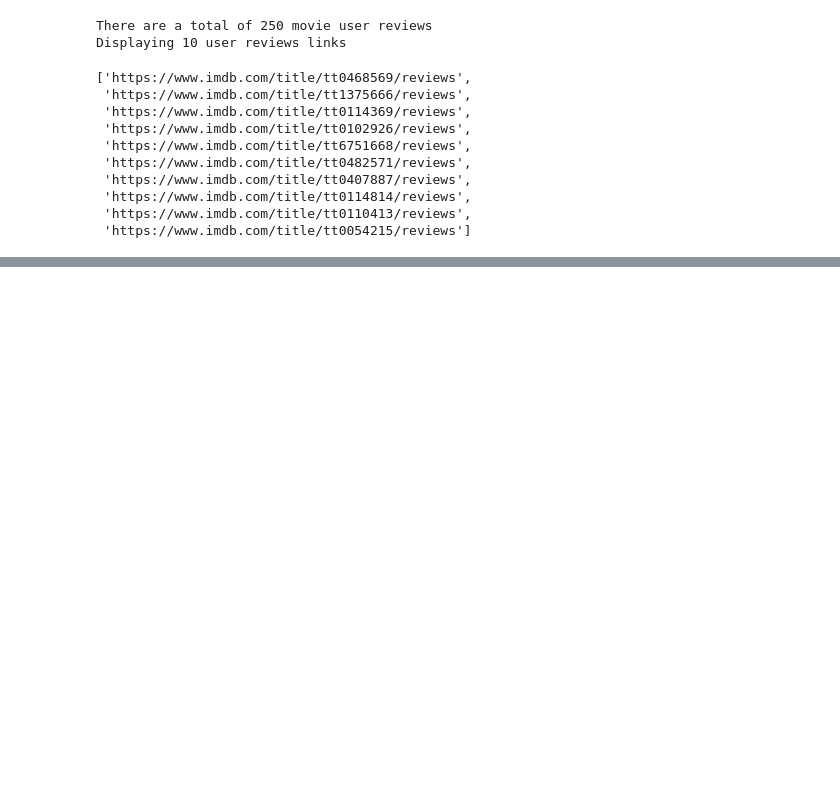
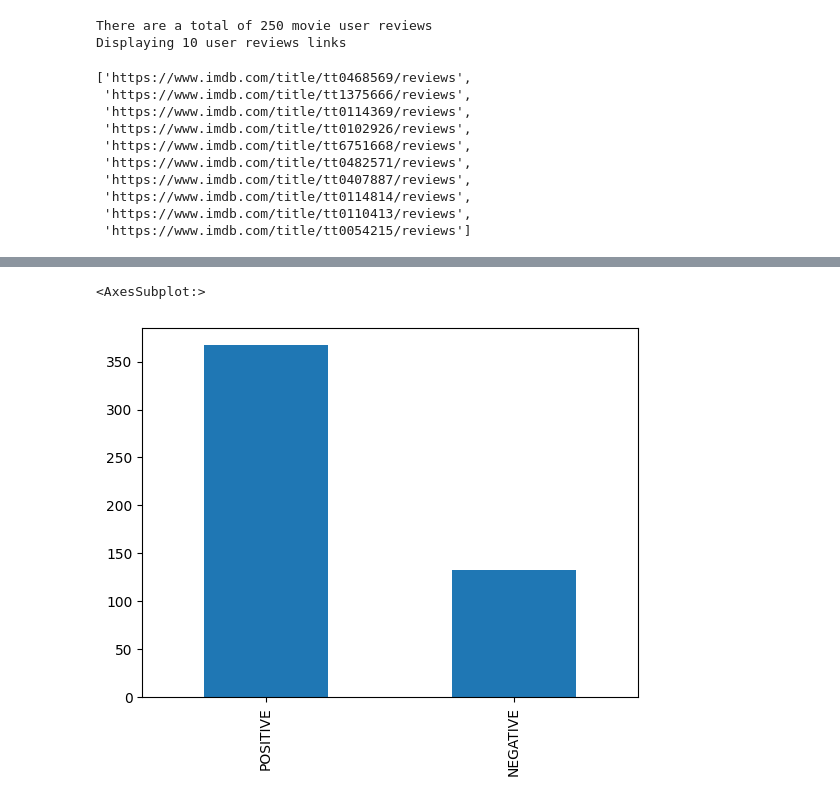
Before and after one commit to jh2048/movie_recommender, a Jupyter notebook: review_movie_recommender.ipynb, the cells around one changed output, grey strips where cells are left out. Drawn from its saved outputs; the diff is of its cells as text; code cells hidden in the pictures; blank space fills up the shorter version.

```diff
--- a/review_movie_recommender.ipynb
+++ b/review_movie_recommender.ipynb
@@ -196,0 +171,3 @@ print(data)
+# %%
+df_withsent = pd.read_csv('data/test_set_withsent.csv')
+df_withsent.head()
@@ -196,0 +181,6 @@ print(data)
+# %%
+import matplotlib.pyplot as plt
+df_withsent['sentiment'].value_counts().plot(kind='bar')
+# %% [output]
+<AxesSubplot:>
+[figure, added]
```
Also changed, not shown: parts of 14 cells of this notebook, 2 other files.
